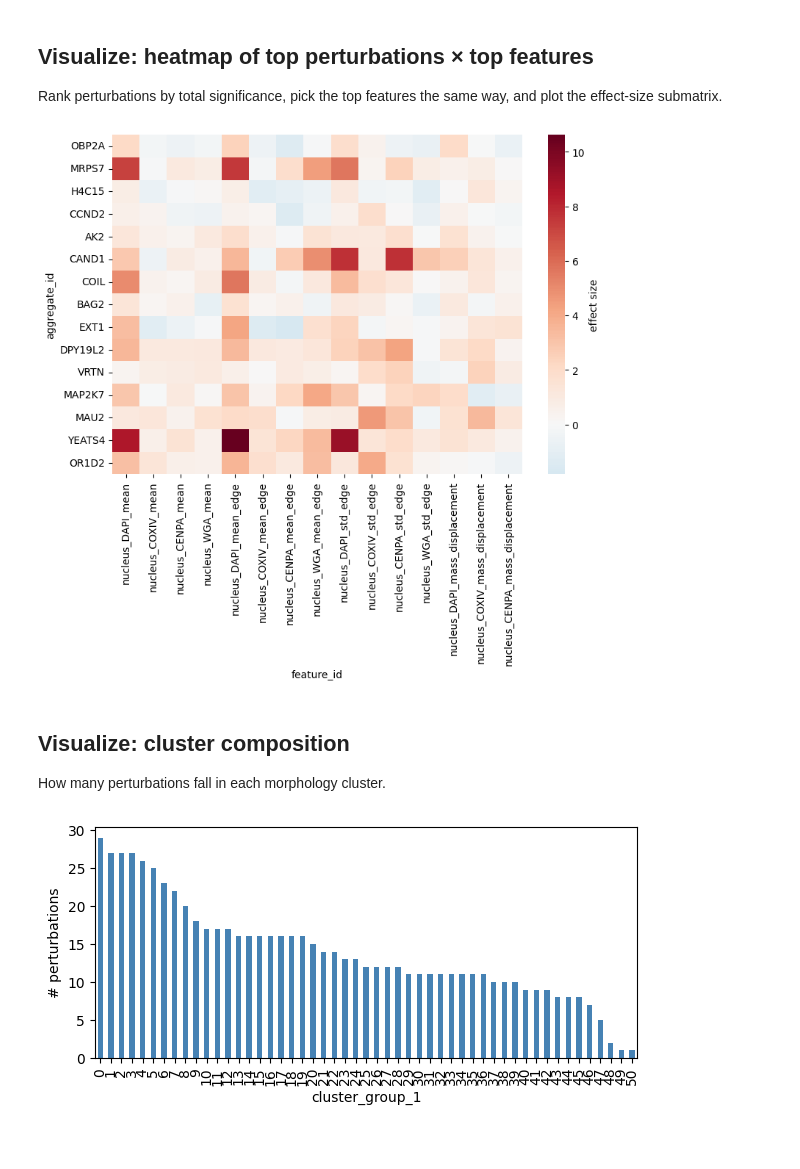
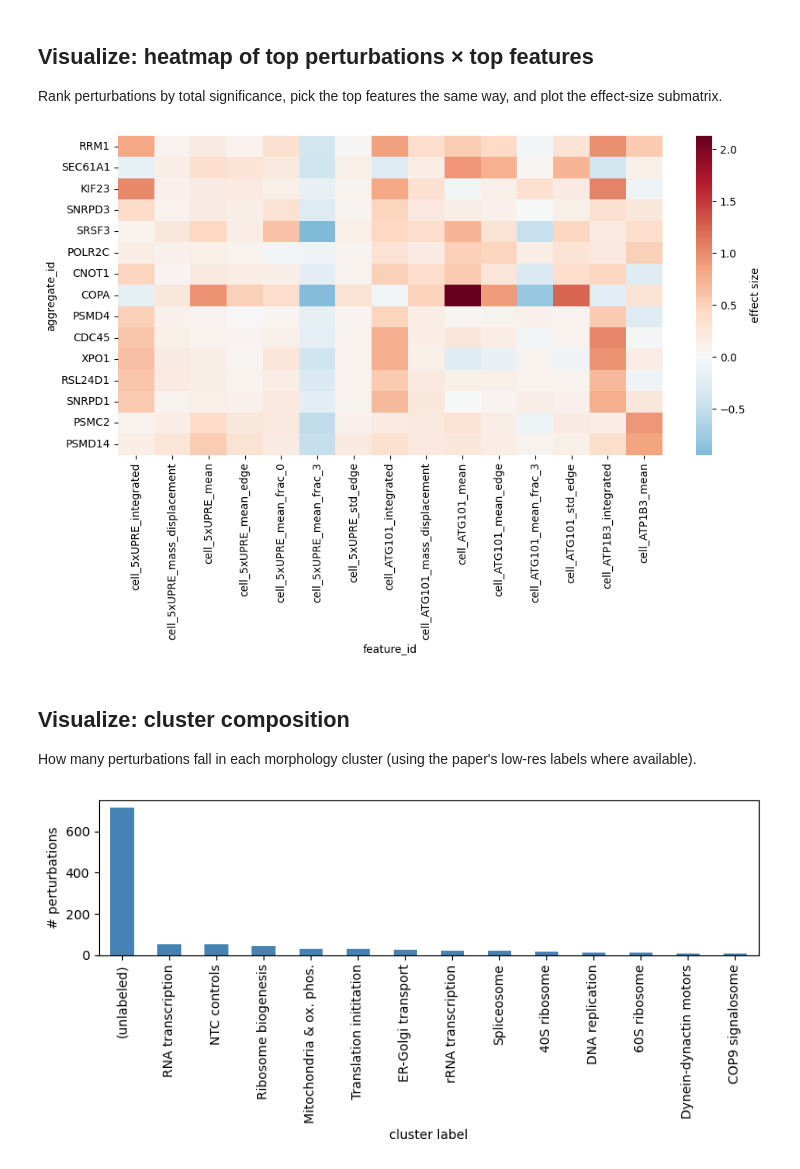
Before and after one commit to chanzuckerberg/ops-schema, a Jupyter notebook: docs/analysis/inspect-data/ops_analysis.ipynb, the cells around one changed output. Drawn from its saved outputs; the diff is of its cells as text; code cells hidden in the pictures; blank space fills up the shorter version.

Commit message:
updated data inspect notebook

```diff
--- a/docs/analysis/inspect-data/ops_analysis.ipynb
+++ b/docs/analysis/inspect-data/ops_analysis.ipynb
@@ -60,4 +20,0 @@ contact) shared by every experiment in the collection.
-# %%
-with fsspec.open(f"{COLLECTION}/collection_metadata.yaml", "r", anon=True) as fh:
-    collection_metadata = yaml.safe_load(fh)
-collection_metadata
@@ -93,7 +20,0 @@ significance; `.obsm` stores a 2D embedding for plotting.
-# %%
-# Note: ad.read_h5ad() reads the file-like object into memory in one go, so
-# this buffers the whole h5ad before parsing. The aggregated_data.h5ad files
-# are typically 10s–100s of MB, well within memory budget.
-with fsspec.open(f"{COLLECTION}/aggregated_data.h5ad", "rb", anon=True) as fh:
-    agg = ad.read_h5ad(fh)
-agg
@@ -195,0 +90,8 @@ Series([], dtype: float32)
+# %%
+with fsspec.open(f"{ATLAS}/experimental_metadata.yaml", "r", anon=True) as fh:
+    experimental_metadata = yaml.safe_load(fh)
+
+# Top-level sections; drill into any of them as needed.
+for section, body in experimental_metadata.items():
+    keys = list(body) if isinstance(body, dict) else body
+    print(f"{section:12s}: {keys}")
@@ -195,0 +113,4 @@ Series([], dtype: float32)
+# %%
+with fsspec.open(f"{ATLAS}/aggregated_data.h5ad", "rb", anon=True) as fh:
+    agg = ad.read_h5ad(fh)
+agg
@@ -327,33 +352,37 @@ plt.show()
 Rank perturbations by total significance, pick the top features the same way,
 and plot the effect-size submatrix.
 # %%
-per_pert_score = agg.layers["neg_log10_fdr"].sum(axis=1)
+nlf_arr = np.asarray(agg.layers["neg_log10_fdr"])
+per_pert_score = nlf_arr.sum(axis=1)
 top_perts = pd.Series(per_pert_score, index=agg.obs_names).nlargest(15).index
 
-per_feat_max = agg.layers["neg_log10_fdr"].max(axis=0)
+per_feat_max = nlf_arr.max(axis=0)
 top_feats = pd.Series(per_feat_max, index=agg.var_names).nlargest(15).index
 
 mat = pd.DataFrame(
-    agg[top_perts, top_feats].X,
+    np.asarray(agg[top_perts, top_feats].X),
     index=top_perts,
     columns=top_feats,
 )
 
-fig, ax = plt.subplots(figsize=(9, 6))
+fig, ax = plt.subplots(figsize=(10, 7))
 sns.heatmap(mat, cmap="RdBu_r", center=0, cbar_kws={"label": "effect size"}, ax=ax)
+plt.tight_layout()
 plt.show()
 # %% [output]
-[figure, old version]
+[figure, new version]
 # %% [markdown]
 ## Visualize: cluster composition
 
-How many perturbations fall in each morphology cluster.
+How many perturbations fall in each morphology cluster (using the paper's
+low-res labels where available).
 # %%
-counts = agg.obs.cluster_group_1.astype(int).value_counts().sort_index()
-fig, ax = plt.subplots(figsize=(7, 3))
-counts.plot.bar(ax=ax, color="steelblue")
-ax.set_xlabel("cluster_group_1")
+comp = agg.obs["cluster_group_paper_low_res_label"].value_counts()
+fig, ax = plt.subplots(figsize=(8, 4))
+comp.head(15).plot.bar(ax=ax, color="steelblue")
+ax.set_xlabel("cluster label")
 ax.set_ylabel("# perturbations")
+plt.tight_layout()
 plt.show()
 # %% [output]
-[figure, old version]
+[figure, new version]
```
Also changed, not shown: parts of 60 cells of this notebook.
